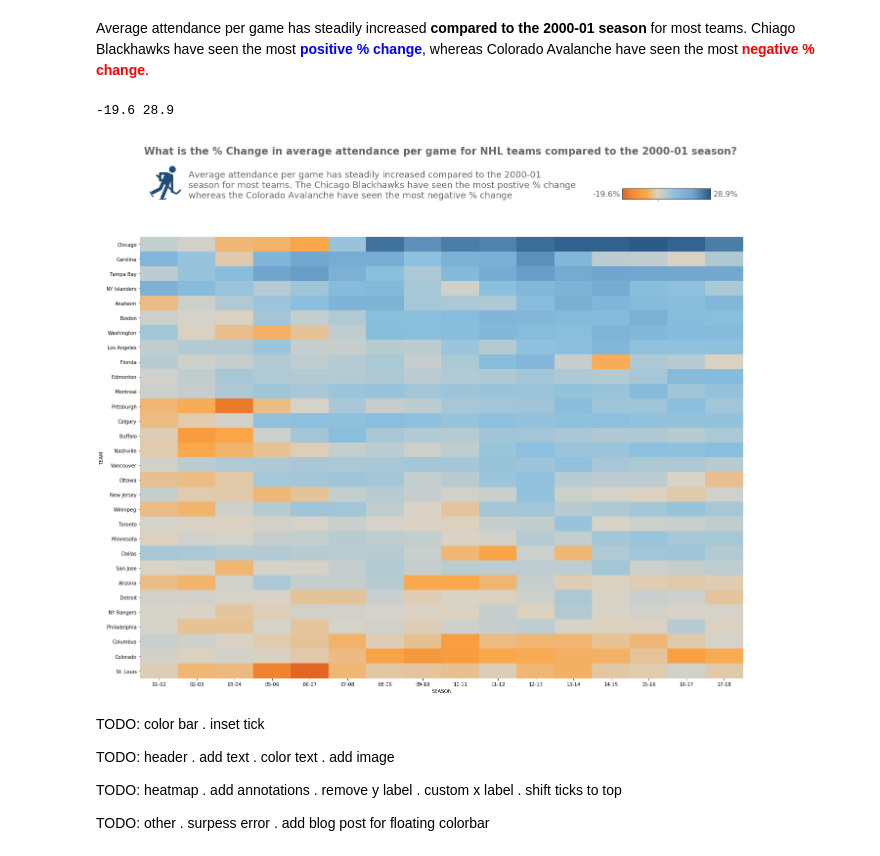
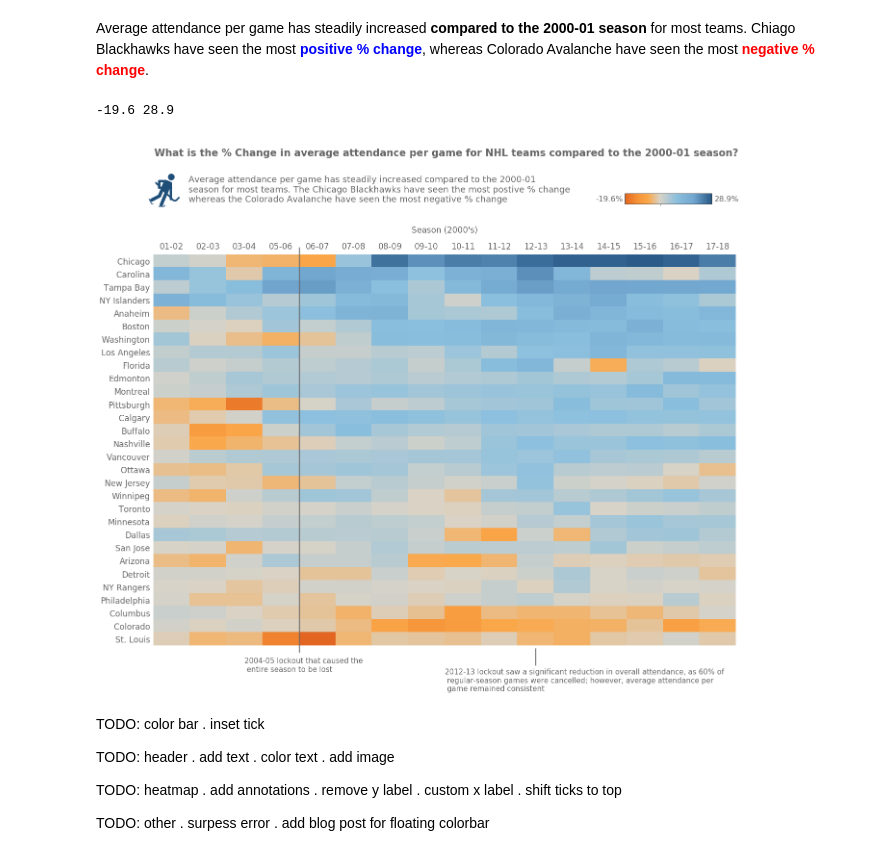
Before and after one commit to richhildebrand/makeover-monday-python, a Jupyter notebook: notebooks/2019 Week1 NHL Attendance/@idatadrew.ipynb, the cells around one changed output. Drawn from its saved outputs; the diff is of its cells as text; code cells hidden in the pictures.

Commit message:
annotations font size and color updates

```diff
--- a/notebooks/2019 Week1 NHL Attendance/@idatadrew.ipynb
+++ b/notebooks/2019 Week1 NHL Attendance/@idatadrew.ipynb
@@ -99,6 +99,3 @@ Chicago    2.6    0.9   -4.3   -5.0   -7.0    8.0   25.8   21.8   24.3   23.7
 SEASON   12-13  13-14  14-15  15-16  16-17  17-18
 TEAM
 Chicago   26.3   27.9   27.8   28.9   27.5   24.3
-# %%
-fig, ax = plt.subplots(figsize=(6,3)) # width, height
-sns.heatmap(piviot_table, ax=ax)
@@ -178,7 +142,7 @@ def create_orange_blue_cmap(min_value, max_value):
     return center_color_map(cmap, min_value, max_value, "")
 # %%
 def draw_colorbar(header_ax, fig):
-    colorbar_ax = fig.add_axes([0.75, .8455, 0.125, 0.1]) # right, up
+    colorbar_ax = fig.add_axes([0.765, .8355, 0.125, 0.1]) # right, up
     colorbar_im = colorbar_ax.imshow(piviot_table, cmap=cmap, aspect=0.125)
     colorbar = fig.colorbar(colorbar_im, cax=colorbar_ax, orientation='horizontal', ticks=[0])
     colorbar.ax.set_xticklabels([''])
@@ -187,13 +151,13 @@ def draw_colorbar(header_ax, fig):
 
 def draw_header(header_ax, fig):
     header_ax.annotate('What is the % Change in average attendance per game for NHL teams compared to the 2000-01 season?',
-    xy=(1, 1), xytext=(0.006, 0.85), size=20.5, color='#666666', weight='bold'
+    xy=(1, 1), xytext=(0.001, 0.80), size=20.5, color='#666666', weight='bold'
     )
 
     header_ax.annotate('Average attendance per game has steadily increased compared to the 2000-01\n'
                        + 'season for most teams. The Chicago Blackhawks have seen the most postive % change\n'
                        + 'whereas the Colorado Avalanche have seen the most negative % change',
-                       xy=(1, 1), xytext=(0.08, 0.3), size=18, color='#666666'
+                       xy=(1, 1), xytext=(0.06, 0.15), size=18, color='#666666'
     )
 
     header_image = Image.open('./HockeyPlayer.PNG')
@@ -202,20 +166,33 @@ def draw_header(header_ax, fig):
 
     header_ax.axis('off')
     draw_colorbar(header_ax, fig)
-# %%
-print(min_change, max_change)
-cmap = create_orange_blue_cmap(min_change, max_change)
-
-fig, (header_ax, heatmap_ax) = plt.subplots(nrows=2, figsize=(20,16), gridspec_kw={"height_ratios":[0.18, 1]})
-sns.heatmap(piviot_table, ax=heatmap_ax, cbar=False, cmap=cmap)
-draw_header(header_ax, fig)
-
-
-plt.tight_layout()
-plt.show()
-# %% [output]
--19.6 28.9
-[figure, removed]
+# %%
+print(min_change, max_change)
+cmap = create_orange_blue_cmap(min_change, max_change)
+
+fig, (header_ax, heatmap_ax) = plt.subplots(nrows=2, figsize=(20,16), gridspec_kw={"height_ratios":[0.18, 1]})
+sns.heatmap(piviot_table, ax=heatmap_ax, cbar=False, cmap=cmap)
+draw_header(header_ax, fig)
+
+heatmap_ax.plot([10.5, 10.5], [30.25, 31.5], linewidth=2, color='#666666')[0].set_clip_on(False)
+heatmap_ax.annotate('2012-13 lockout saw a significant reduction in overall attendance, as 60% of\n regular-season games were cancelled; however, average attendance per\n game remained consistent',
+                    xy=(1, 1), xytext=(8, 33.5), size=15, color='#666666')
+
+heatmap_ax.plot([4, 4], [-0.5, 30.5], linewidth=2, color='#666666')[0].set_clip_on(False)
+heatmap_ax.annotate('2004-05 lockout that caused the\n entire season to be lost', xy=(1, 1), xytext=(2.5, 32), size=15, color='#666666')
+
+heatmap_ax.set_ylabel('')
+heatmap_ax.tick_params(axis="y", labelsize=17, labelcolor='#666666', width=0)
+
+heatmap_ax.tick_params(axis="x", labelsize=17, labelcolor='#666666', labeltop=True, labelbottom=False, width=0)
+heatmap_ax.set_xlabel("Season (2000's)", size=17, color='#666666', labelpad=20)
+heatmap_ax.xaxis.set_label_position('top')
+
+plt.tight_layout()
+plt.show()
+# %% [output]
+-19.6 28.9
+[figure, added]
 # %% [markdown]
 TODO: color bar
  . inset tick
```
Also changed, not shown: parts of 3 cells of this notebook.
